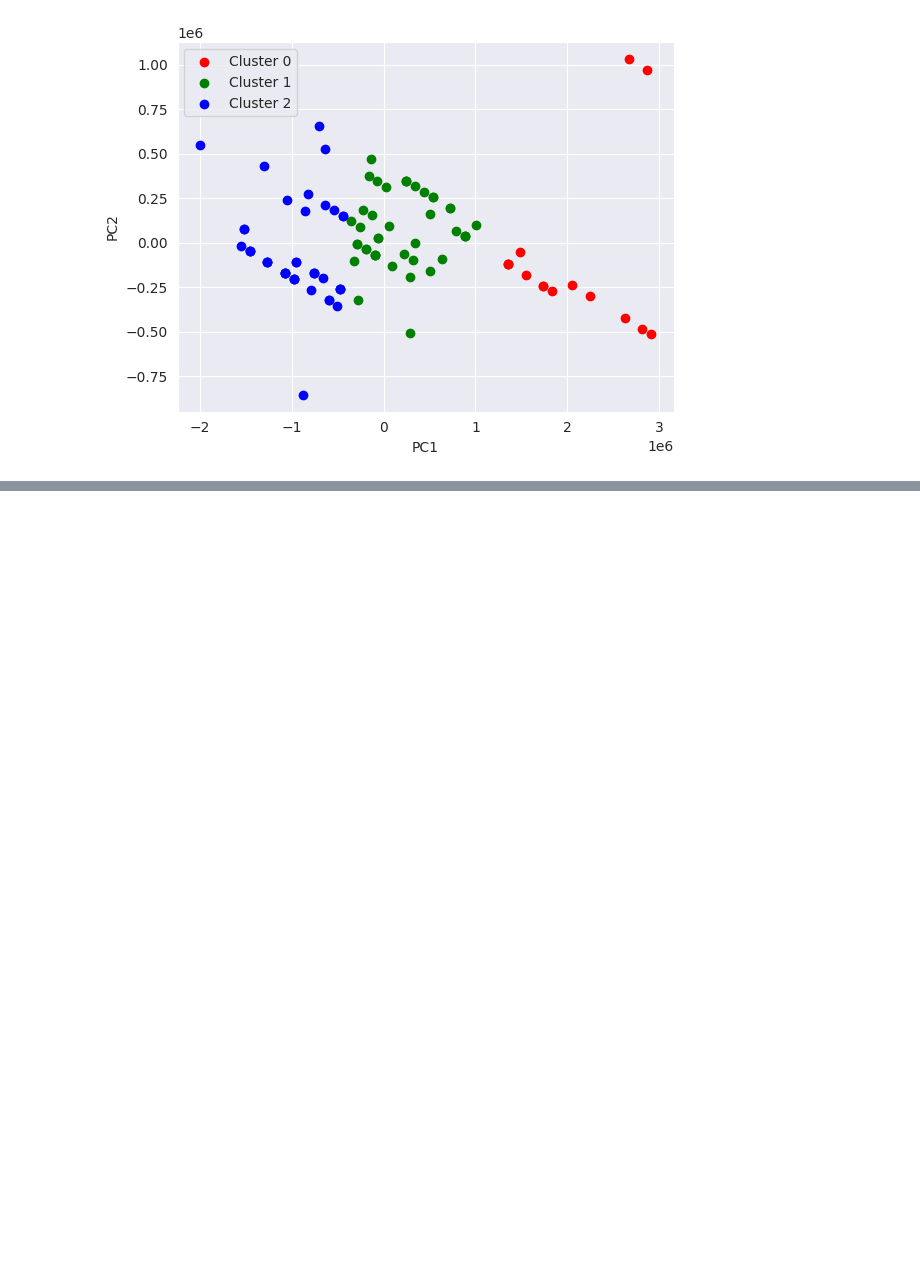
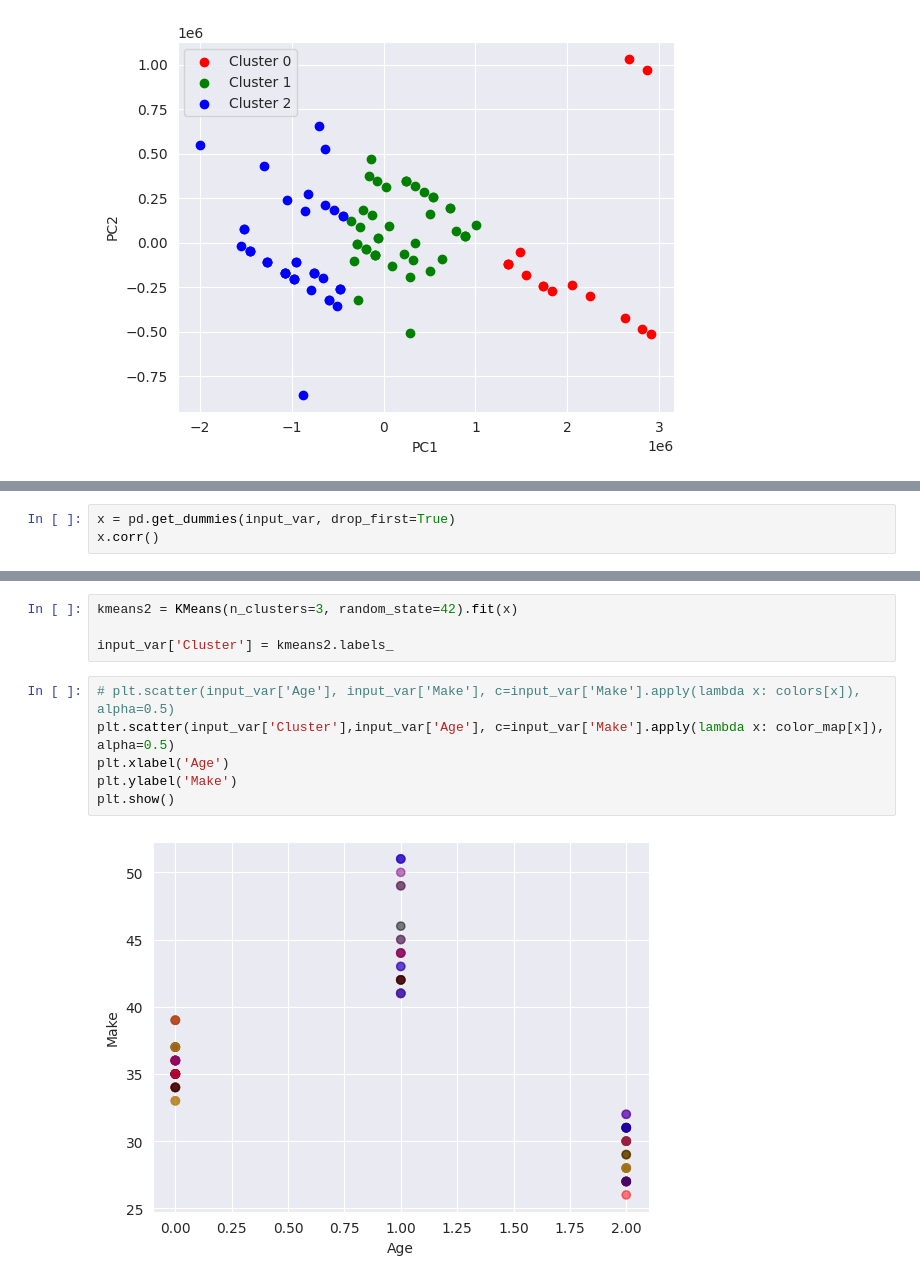
Before and after one commit to ajayyy17/IndianAutomobileBuyingBehaviour, a Jupyter notebook: IndianAutomobileBuyingBehaviour.ipynb, the cells around one changed output, grey strips where cells are left out. Cells and saved outputs as stored; diff of their text form; blank space fills up the shorter version.

```diff
--- a/IndianAutomobileBuyingBehaviour.ipynb
+++ b/IndianAutomobileBuyingBehaviour.ipynb
@@ -248,0 +257,3 @@ plt.show()
+# %%
+x = pd.get_dummies(input_var, drop_first=True)
+x.corr()
@@ -248,0 +319,12 @@ plt.show()
+# %%
+kmeans2 = KMeans(n_clusters=3, random_state=42).fit(x)
+
+input_var['Cluster'] = kmeans2.labels_
+# %%
+# plt.scatter(input_var['Age'], input_var['Make'], c=input_var['Make'].apply(lambda x: colors[x]), alpha=0.5)
+plt.scatter(input_var['Cluster'],input_var['Age'], c=input_var['Make'].apply(lambda x: color_map[x]), alpha=0.5)
+plt.xlabel('Age')
+plt.ylabel('Make')
+plt.show()
+# %% [output]
+[figure, added]
```
Also changed, not shown: parts of 15 cells of this notebook.
